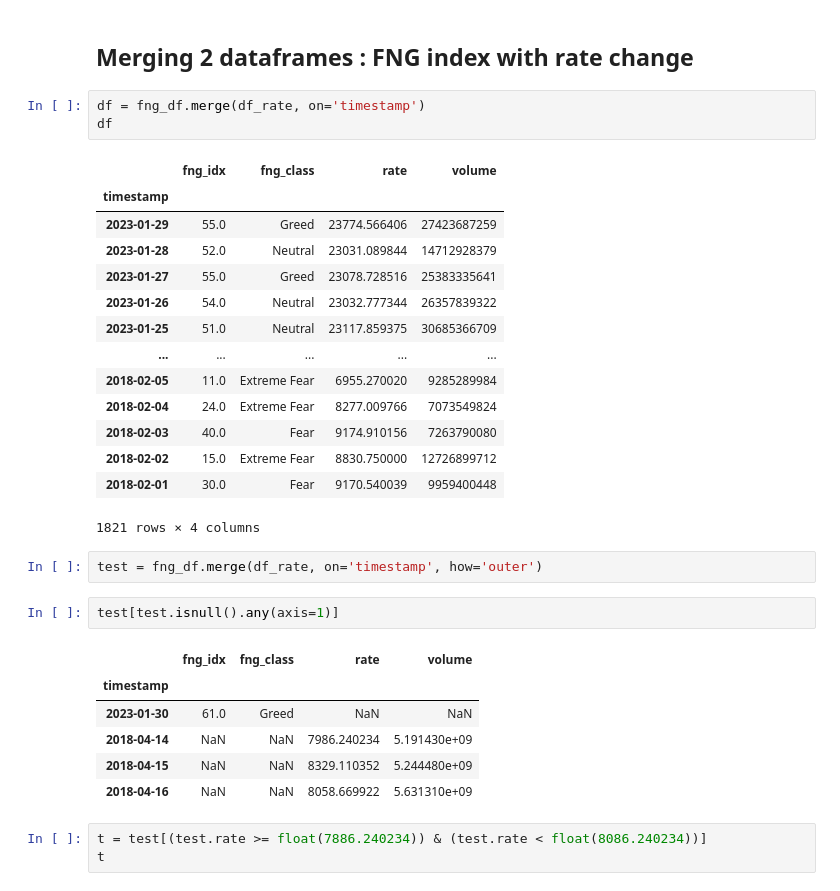
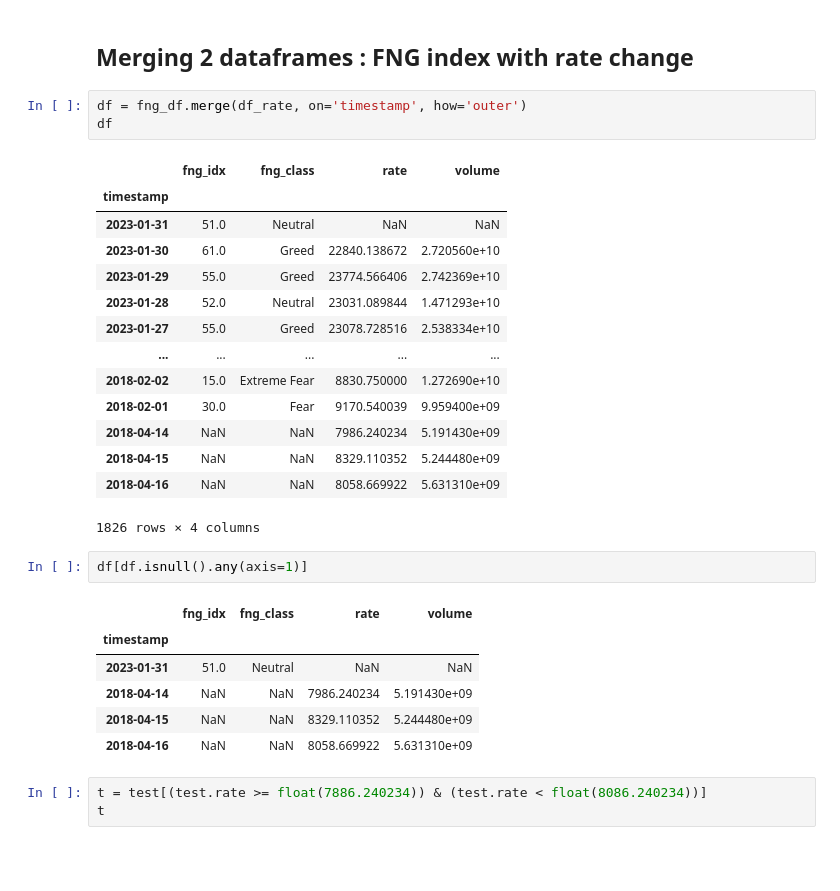
Before and after one commit to Ksyu22/crypto_prediction, a Jupyter notebook: notebooks/data.ipynb, the cells around one changed output. Cells and saved outputs as stored; diff of their text form; blank space fills up the shorter version.

```diff
--- a/notebooks/data.ipynb
+++ b/notebooks/data.ipynb
@@ -414,31 +414,29 @@ df_rate.plot(y='rate', use_index=True, figsize=(16,8), title='Rate exchange BTC-
 # %% [markdown]
 ## Merging 2 dataframes : FNG index with rate change
 # %%
-df = fng_df.merge(df_rate, on='timestamp')
+df = fng_df.merge(df_rate, on='timestamp', how='outer')
 df
 # %% [output]
 |  | fng_idx | fng_class | rate | volume |
 | timestamp |  |  |  |  |
-| 2023-01-29 | 55.0 | Greed | 23774.566406 | 27423687259 |
-| 2023-01-28 | 52.0 | Neutral | 23031.089844 | 14712928379 |
-| 2023-01-27 | 55.0 | Greed | 23078.728516 | 25383335641 |
-| 2023-01-26 | 54.0 | Neutral | 23032.777344 | 26357839322 |
-| 2023-01-25 | 51.0 | Neutral | 23117.859375 | 30685366709 |
+| 2023-01-31 | 51.0 | Neutral | NaN | NaN |
+| 2023-01-30 | 61.0 | Greed | 22840.138672 | 2.720560e+10 |
+| 2023-01-29 | 55.0 | Greed | 23774.566406 | 2.742369e+10 |
+| 2023-01-28 | 52.0 | Neutral | 23031.089844 | 1.471293e+10 |
+| 2023-01-27 | 55.0 | Greed | 23078.728516 | 2.538334e+10 |
 | ... | ... | ... | ... | ... |
-| 2018-02-05 | 11.0 | Extreme Fear | 6955.270020 | 9285289984 |
-| 2018-02-04 | 24.0 | Extreme Fear | 8277.009766 | 7073549824 |
-| 2018-02-03 | 40.0 | Fear | 9174.910156 | 7263790080 |
-| 2018-02-02 | 15.0 | Extreme Fear | 8830.750000 | 12726899712 |
-| 2018-02-01 | 30.0 | Fear | 9170.540039 | 9959400448 |
+| 2018-02-02 | 15.0 | Extreme Fear | 8830.750000 | 1.272690e+10 |
+| 2018-02-01 | 30.0 | Fear | 9170.540039 | 9.959400e+09 |
+| 2018-04-14 | NaN | NaN | 7986.240234 | 5.191430e+09 |
+| 2018-04-15 | NaN | NaN | 8329.110352 | 5.244480e+09 |
+| 2018-04-16 | NaN | NaN | 8058.669922 | 5.631310e+09 |
-1821 rows × 4 columns
+1826 rows × 4 columns
-# %%
-test = fng_df.merge(df_rate, on='timestamp', how='outer')
 # %%
-test[test.isnull().any(axis=1)]
+df[df.isnull().any(axis=1)]
 # %% [output]
 |  | fng_idx | fng_class | rate | volume |
 | timestamp |  |  |  |  |
-| 2023-01-30 | 61.0 | Greed | NaN | NaN |
+| 2023-01-31 | 51.0 | Neutral | NaN | NaN |
 | 2018-04-14 | NaN | NaN | 7986.240234 | 5.191430e+09 |
 | 2018-04-15 | NaN | NaN | 8329.110352 | 5.244480e+09 |
 | 2018-04-16 | NaN | NaN | 8058.669922 | 5.631310e+09 |
```
Also changed, not shown: parts of 19 cells of this notebook.
